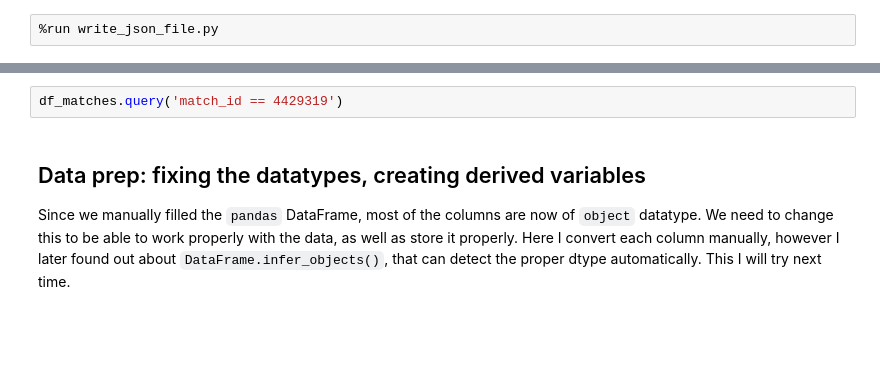
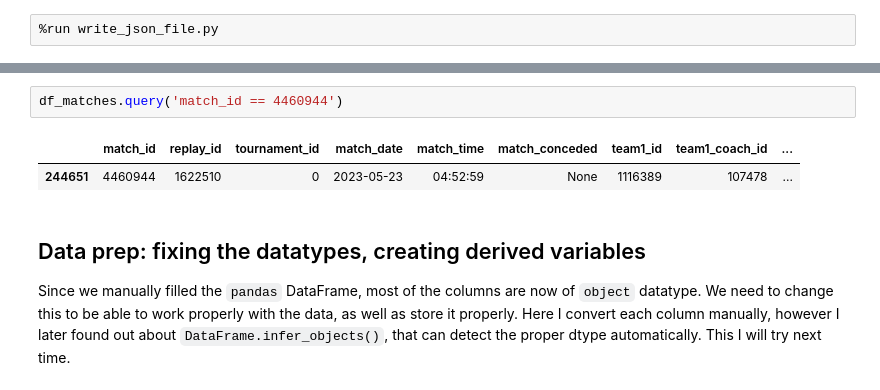
Before and after one commit to gsverhoeven/fumbbl_datasets, a Jupyter notebook: fumbbl_dataset.ipynb, the cells around one changed output, grey strips where cells are left out. Saved outputs shown, nothing was run; the diff lists cells and outputs as text; blank space fills up the shorter version.

```diff
--- a/fumbbl_dataset.ipynb
+++ b/fumbbl_dataset.ipynb
@@ -210,5 +158,8 @@ df_matches.shape
 # %%
-df_matches.query('match_id == 4429319')
+df_matches.query('match_id == 4460944')
+# %% [output]
+|  | match_id | replay_id | tournament_id | match_date | match_time | match_conceded | team1_id | team1_coach_id | ... |
+| 244651 | 4460944 | 1622510 | 0 | 2023-05-23 | 04:52:59 | None | 1116389 | 107478 | ... |
 # %% [markdown]
 ## Data prep: fixing the datatypes, creating derived variables
 
```
Also changed, not shown: parts of 22 cells of this notebook, 1 other file.
